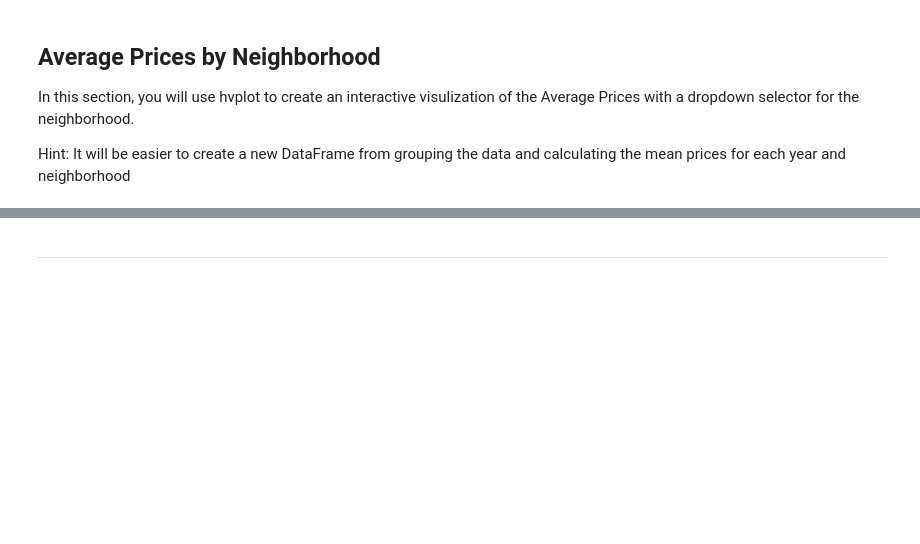
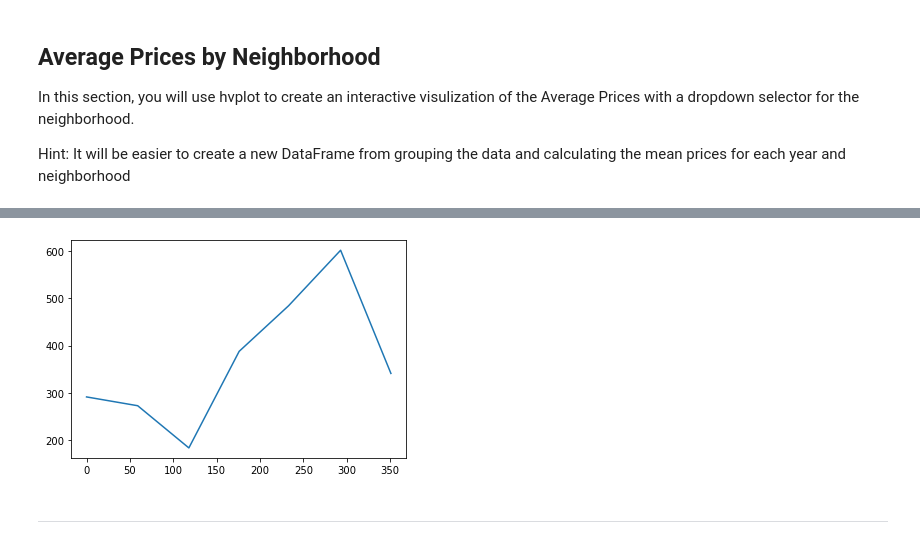
Before and after one commit to Tijaw1/San-Francisco-Rental-Analysis, a Jupyter notebook: rental_analysis.ipynb, the cells around one changed output, grey strips where cells are left out. Cells and saved outputs as stored; diff of their text form; code cells hidden in the pictures; blank space fills up the shorter version.

```diff
--- a/rental_analysis.ipynb
+++ b/rental_analysis.ipynb
@@ -110,4 +141,9 @@ In this section, you will use hvplot to create an interactive visulization of th
 Hint: It will be easier to create a new DataFrame from grouping the data and calculating the mean prices for each year and neighborhood
 # %%
 # Group by year and neighborhood and then create a new dataframe of the mean values
-# YOUR CODE HERE!
+sfo_grouped_by_year_and_nbhd = sfo_data.groupby(["year", "neighborhood"])
+sfo_grouped_by_year_and_nbhd_df = sfo_grouped_by_year_and_nbhd.mean()
+sfo_grouped_by_year_and_nbhd_df.head(10)
+
+sfo_grouped_by_year_and_nbhd_df_2 = sfo_grouped_by_year_and_nbhd_df.reset_index()
+sfo_grouped_by_year_and_nbhd_df_2.head()
@@ -114,4 +157,12 @@ Hint: It will be easier to create a new DataFrame from grouping the data and cal
 # %%
 # Use hvplot to create an interactive line chart of the average price per sq ft.
 # The plot should have a dropdown selector for the neighborhood
-# YOUR CODE HERE!
+
+neighborhoods = sfo_grouped_by_year_and_nbhd_df_2["neighborhood"]
+
+def plot_avg_price_per_sq_ft(neighborhood):
+    data = sfo_grouped_by_year_and_nbhd_df_2.loc[neighborhoods == neighborhood, "sale_price_sqr_foot"]
+    return data.plot.line()
+
+interact(plot_avg_price_per_sq_ft, neighborhood=neighborhoods)
+# %% [output]
@@ -118,3 +170,4 @@ Hint: It will be easier to create a new DataFrame from grouping the data and cal
+[figure, added]
 # %% [markdown]
 - - -
 # %% [markdown]
```
Also changed, not shown: parts of 9 cells of this notebook, 1 other file.
